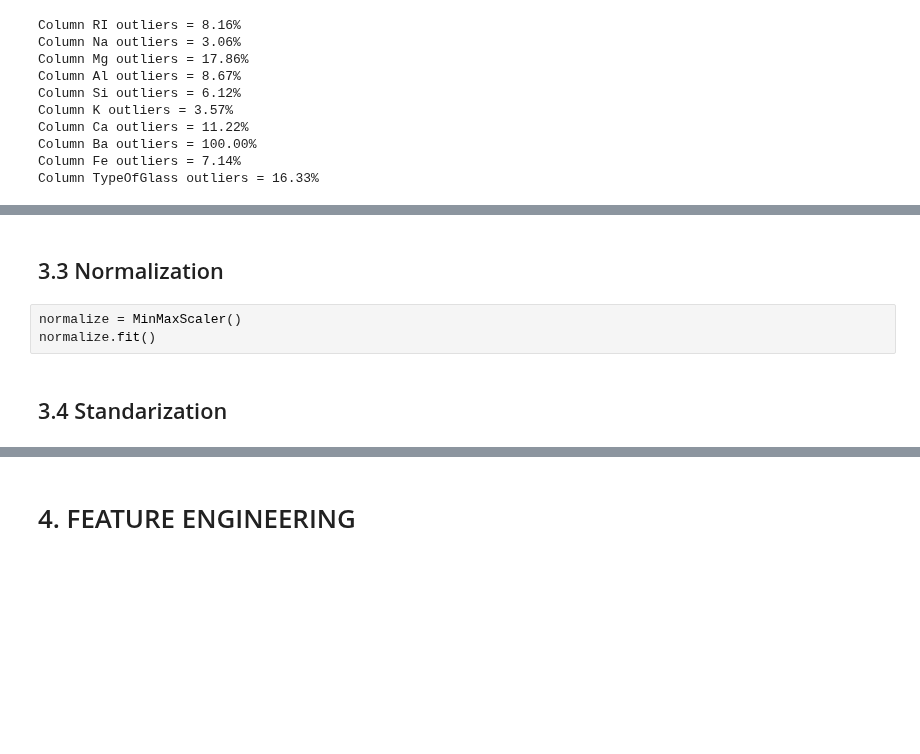
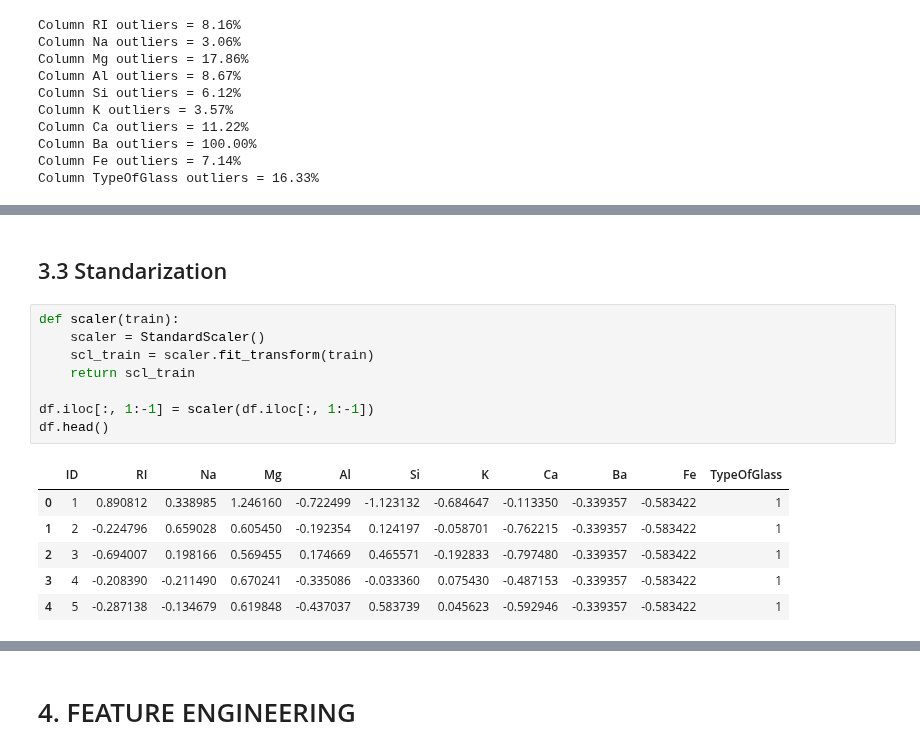
Before and after one commit to Jeyramana/GUVI_Assignments, a Jupyter notebook: Assignment_10/GlassProject.ipynb, the cells around one changed output, grey strips where cells are left out. Drawn from its saved outputs; the diff is of its cells as text; blank space fills up the shorter version.

```diff
--- a/Assignment_10/GlassProject.ipynb
+++ b/Assignment_10/GlassProject.ipynb
@@ -176,7 +185,17 @@ Column TypeOfGlass outliers = 16.33%
 # %% [markdown]
-## 3.3 Normalization
+## 3.3 Standarization
-# %%
-normalize = MinMaxScaler()
-normalize.fit()
-# %% [markdown]
-## 3.4 Standarization
+# %%
+def scaler(train):
+    scaler = StandardScaler()
+    scl_train = scaler.fit_transform(train)
+    return scl_train
+
+df.iloc[:, 1:-1] = scaler(df.iloc[:, 1:-1])
+df.head()
+# %% [output]
+|  | ID | RI | Na | Mg | Al | Si | K | Ca | Ba | Fe | TypeOfGlass |
+| 0 | 1 | 0.890812 | 0.338985 | 1.246160 | -0.722499 | -1.123132 | -0.684647 | -0.113350 | -0.339357 | -0.583422 | 1 |
+| 1 | 2 | -0.224796 | 0.659028 | 0.605450 | -0.192354 | 0.124197 | -0.058701 | -0.762215 | -0.339357 | -0.583422 | 1 |
+| 2 | 3 | -0.694007 | 0.198166 | 0.569455 | 0.174669 | 0.465571 | -0.192833 | -0.797480 | -0.339357 | -0.583422 | 1 |
+| 3 | 4 | -0.208390 | -0.211490 | 0.670241 | -0.335086 | -0.033360 | 0.075430 | -0.487153 | -0.339357 | -0.583422 | 1 |
+| 4 | 5 | -0.287138 | -0.134679 | 0.619848 | -0.437037 | 0.583739 | 0.045623 | -0.592946 | -0.339357 | -0.583422 | 1 |
```
Also changed, not shown: parts of 4 cells of this notebook.
